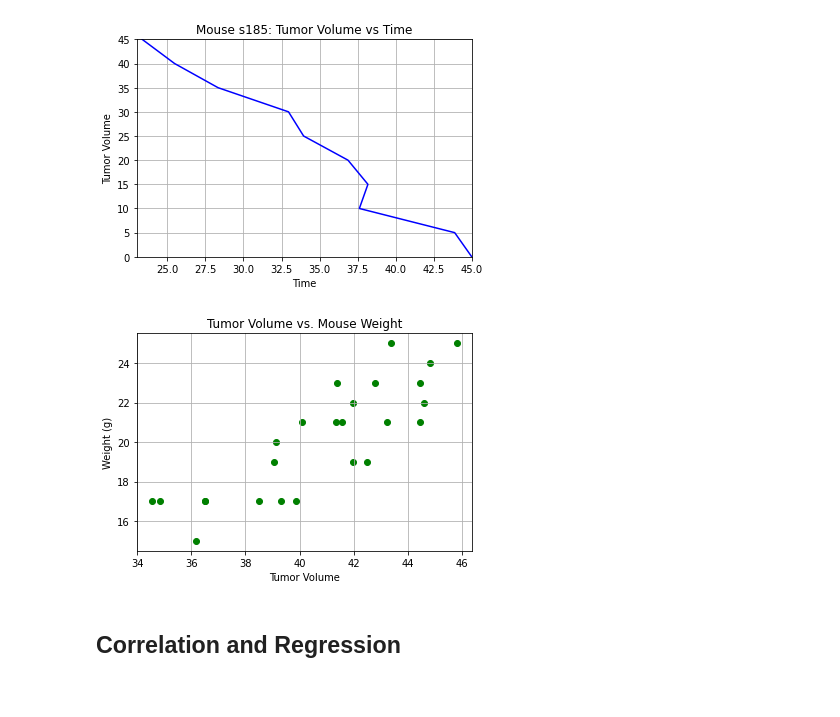
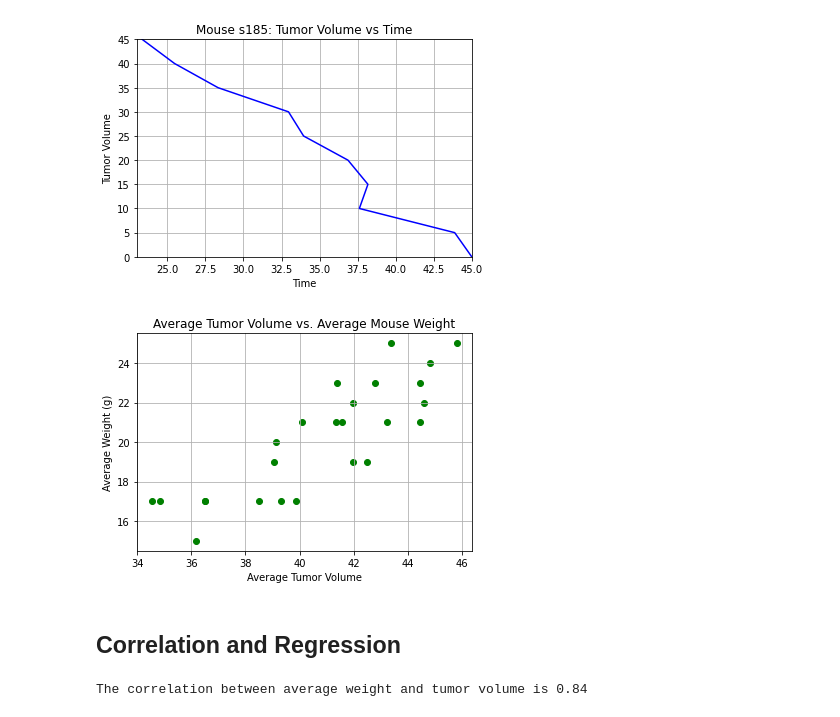
Before and after one commit to cassfolk/HW.Folkers, a Jupyter notebook: 05-matplotlib-challenge/Pymaceuticals/pymaceuticals_starter.ipynb, the cells around one changed output. Saved outputs shown, nothing was run; the diff lists cells and outputs as text; code cells hidden in the pictures.

```diff
--- a/05-matplotlib-challenge/Pymaceuticals/pymaceuticals_starter.ipynb
+++ b/05-matplotlib-challenge/Pymaceuticals/pymaceuticals_starter.ipynb
@@ -381,21 +407,33 @@ plt.show()
 [figure]
 # %%
 # Generate a scatter plot of average tumor volume vs. mouse weight for the Capomulin regimen
+# DO BOTH AVERAGES
 
 capomulin_agg = capomulin_df.groupby("Mouse ID").agg({"Tumor Volume (mm3)": ["mean"],
                                                 "Weight (g)": ["mean"]})
 
-plt.scatter(capomulin_agg['Tumor Volume (mm3)'],capomulin_agg['Weight (g)'], color="green")
+tumor_avg = capomulin_agg['Tumor Volume (mm3)']
+weight_avg = capomulin_agg['Weight (g)']
 
-plt.xlabel("Tumor Volume")
-plt.ylabel("Weight (g)")
-plt.title("Tumor Volume vs. Mouse Weight")
+plt.scatter(tumor_avg, weight_avg, color="green")
+
+plt.xlabel("Average Tumor Volume")
+plt.ylabel("Average Weight (g)")
+plt.title("Average Tumor Volume vs. Average Mouse Weight")
 plt.grid(True)
 plt.show()
 # %% [output]
-[figure, old version]
+[figure, new version]
 # %% [markdown]
 ## Correlation and Regression
 # %%
 # Calculate the correlation coefficient and linear regression model
 # for mouse weight and average tumor volume for the Capomulin regimen
+# %%
+tumor_avg_array = capomulin_agg.iloc[:,0]
+weight_avg_array = capomulin_agg.iloc[:,1]
+
+correlation = st.pearsonr(tumor_avg_array, weight_avg_array)
+print(f"The correlation between average weight and tumor volume is {round(correlation[0],2)}")
+# %% [output]
+The correlation between average weight and tumor volume is 0.84
```
Also changed, not shown: parts of 8 cells of this notebook.
